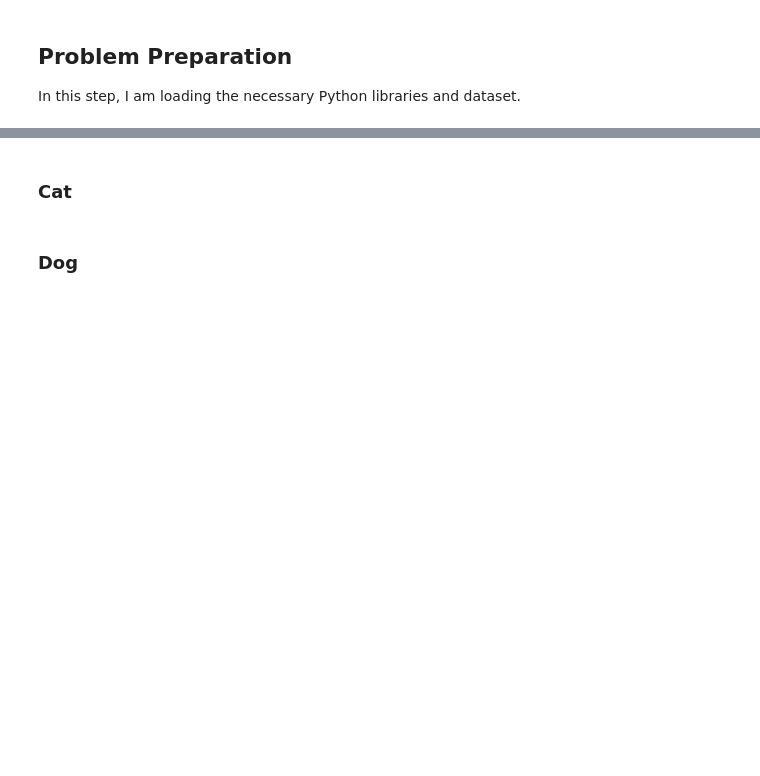
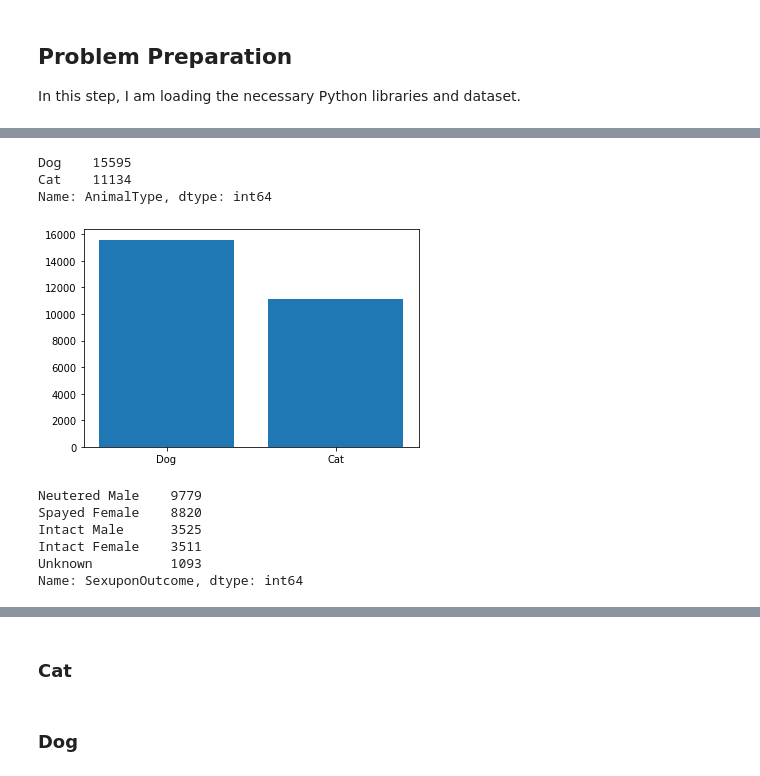
Before and after one commit to BenGriffith/capstone, a Jupyter notebook: capstone.ipynb, the cells around one changed output, grey strips where cells are left out. Saved outputs shown, nothing was run; the diff lists cells and outputs as text; code cells hidden in the pictures; blank space fills up the shorter version.

```diff
--- a/capstone.ipynb
+++ b/capstone.ipynb
@@ -77,4 +103,23 @@ data.info()
 # %%
-data['AnimalType'].value_counts()
+y = data['AnimalType'].value_counts()
+y
+# %% [output]
+Dog    15595
+Cat    11134
+Name: AnimalType, dtype: int64
+# %%
+x = ['Dog', 'Cat']
+plt.bar(x, y)
+plt.show()
+# %% [output]
+[figure, added]
 # %%
-data['SexuponOutcome'].value_counts()
+y = data['SexuponOutcome'].value_counts()
+y
+# %% [output]
+Neutered Male    9779
+Spayed Female    8820
+Intact Male      3525
+Intact Female    3511
+Unknown          1093
+Name: SexuponOutcome, dtype: int64
```
Also changed, not shown: parts of 31 cells of this notebook.
